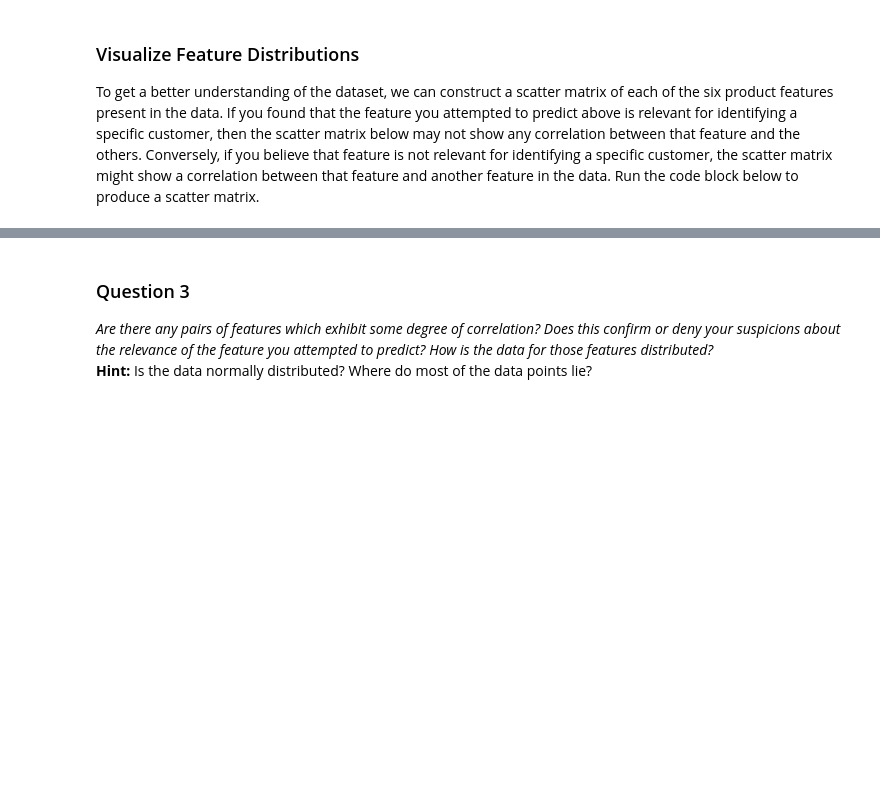
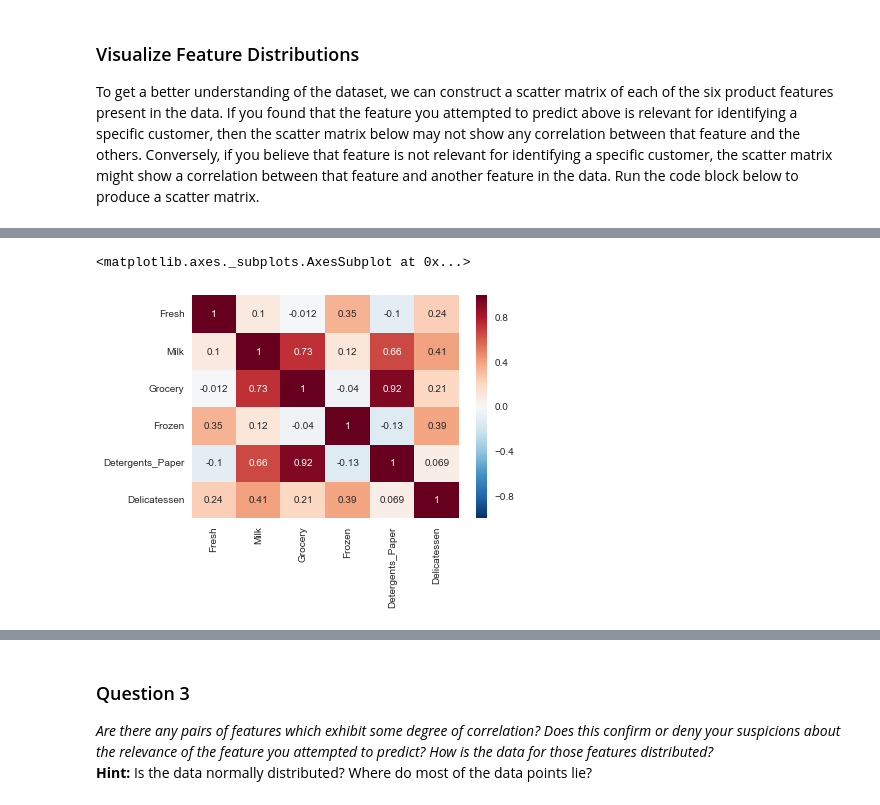
Before and after one commit to darkdreamingdan/mlnd-customer-segments, a Jupyter notebook: customer_segments.ipynb, the cells around one changed output, grey strips where cells are left out. Saved outputs shown, nothing was run; the diff lists cells and outputs as text; code cells hidden in the pictures; blank space fills up the shorter version.

```diff
--- a/customer_segments.ipynb
+++ b/customer_segments.ipynb
@@ -131,0 +140,5 @@ pd.scatter_matrix(data, alpha = 0.3, figsize = (14,8), diagonal = 'kde');
+# %%
+sns.heatmap(data.corr(), annot=True)
+# %% [output]
+<matplotlib.axes._subplots.AxesSubplot at 0x...>
+[figure, added]
```
Also changed, not shown: parts of 16 cells of this notebook.
